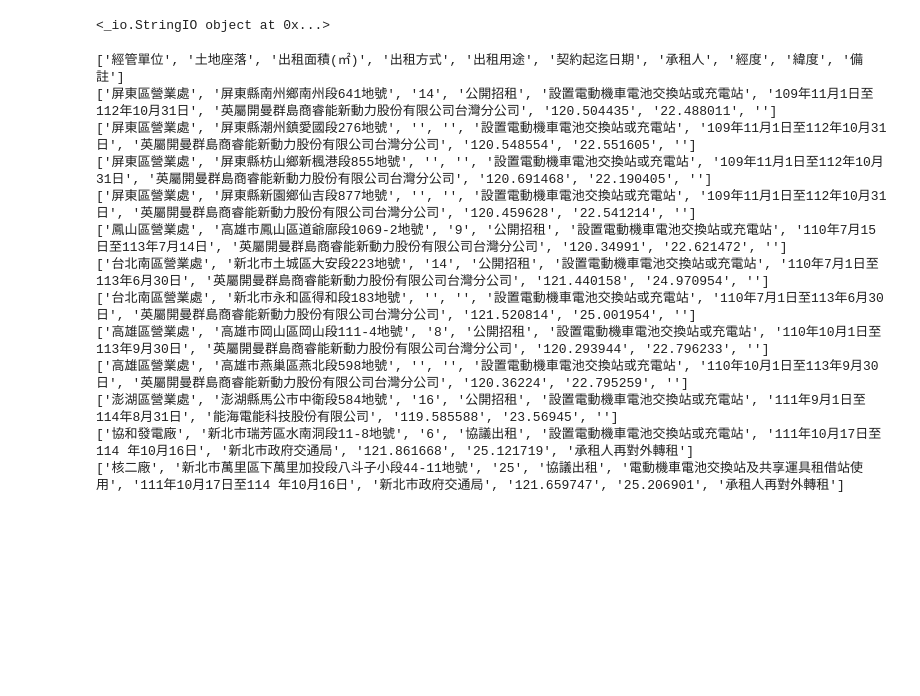
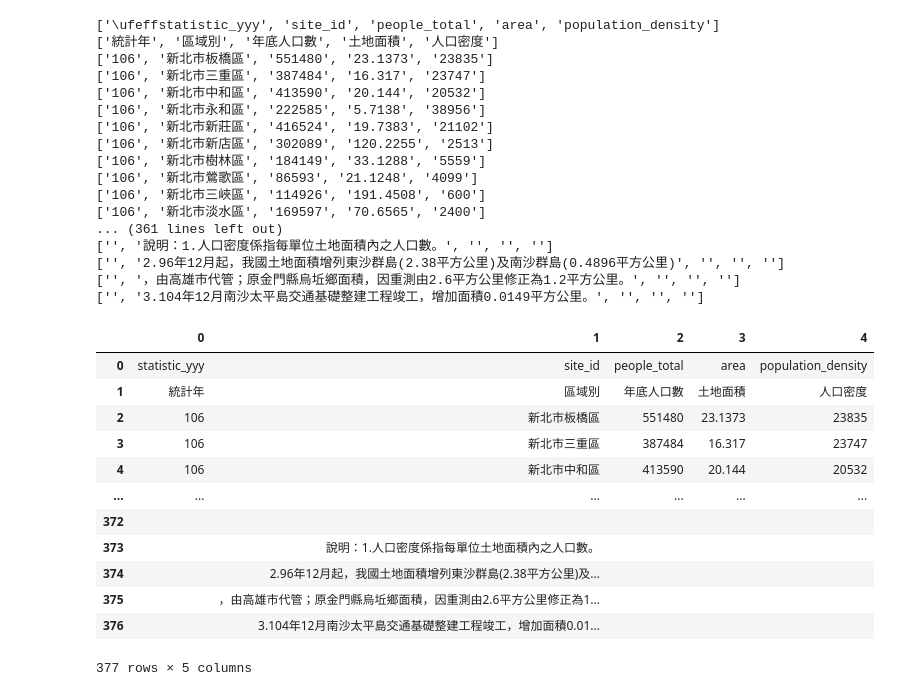
Before and after one commit to PixyChiou/__112_python_chihlee__Pixy, a Jupyter notebook: lesson10_3.ipynb, the cells around one changed output. Cells and saved outputs as stored; diff of their text form; code cells hidden in the pictures; blank space fills up the shorter version.

```diff
--- a/lesson10_3.ipynb
+++ b/lesson10_3.ipynb
@@ -2,14 +2,11 @@
 import requests
 import io
 
-url = 'https://service.taipower.com.tw/data/opendata/apply/file/d010004/%E6%9C%AC%E5%85%AC%E5%8F%B8%E5%9C%9F%E5%9C%B0%E5%87%BA%E7%A7%9F%E4%BD%9C%E9%9B%BB%E5%8B%95%E6%A9%9F%E8%BB%8A%E9%9B%BB%E6%B1%A0%E4%BA%A4%E6%8F%9B%E7%AB%99%E6%98%8E%E7%B4%B0%E8%A1%A8(%E6%96%B0).csv'
-r = requests.get(url,verify=False)
-#print(type(r.text)) #查他的類型
-#print(r.text)
+
+#url = 'https://service.taipower.com.tw/data/opendata/apply/file/d010004/%E6%9C%AC%E5%85%AC%E5%8F%B8%E5%9C%9F%E5%9C%B0%E5%87%BA%E7%A7%9F%E4%BD%9C%E9%9B%BB%E5%8B%95%E6%A9%9F%E8%BB%8A%E9%9B%BB%E6%B1%A0%E4%BA%A4%E6%8F%9B%E7%AB%99%E6%98%8E%E7%B4%B0%E8%A1%A8(%E6%96%B0).csv'
+url = 'https://raw.githubusercontent.com/roberthsu2003/python/master/%E6%AA%94%E6%A1%88%E5%AD%98%E5%8F%96/%E5%90%84%E9%84%89%E9%8E%AE%E5%B8%82%E5%8D%80%E4%BA%BA%E5%8F%A3%E5%AF%86%E5%BA%A6.csv'
+r = requests.get(url)
 file = io.StringIO(r.text)
-print(file)
-# %% [output]
-<_io.StringIO object at 0x...>
 # %%
 import csv
 csv_reader = csv.reader(file)
@@ -17,16 +14,37 @@ csv_list = list(csv_reader)
 for item in csv_list:
     print(item)
 # %% [output]
-['經管單位', '土地座落', '出租面積(㎡)', '出租方式', '出租用途', '契約起迄日期', '承租人', '經度', '緯度', '備註']
-['屏東區營業處', '屏東縣南州鄉南州段641地號', '14', '公開招租', '設置電動機車電池交換站或充電站', '109年11月1日至112年10月31日', '英屬開曼群島商睿能新動力股份有限公司台灣分公司', '120.504435', '22.488011', '']
-['屏東區營業處', '屏東縣潮州鎮愛國段276地號', '', '', '設置電動機車電池交換站或充電站', '109年11月1日至112年10月31日', '英屬開曼群島商睿能新動力股份有限公司台灣分公司', '120.548554', '22.551605', '']
-['屏東區營業處', '屏東縣枋山鄉新楓港段855地號', '', '', '設置電動機車電池交換站或充電站', '109年11月1日至112年10月31日', '英屬開曼群島商睿能新動力股份有限公司台灣分公司', '120.691468', '22.190405', '']
-['屏東區營業處', '屏東縣新園鄉仙吉段877地號', '', '', '設置電動機車電池交換站或充電站', '109年11月1日至112年10月31日', '英屬開曼群島商睿能新動力股份有限公司台灣分公司', '120.459628', '22.541214', '']
-['鳳山區營業處', '高雄市鳳山區道爺廍段1069-2地號', '9', '公開招租', '設置電動機車電池交換站或充電站', '110年7月15日至113年7月14日', '英屬開曼群島商睿能新動力股份有限公司台灣分公司', '120.34991', '22.621472', '']
-['台北南區營業處', '新北市土城區大安段223地號', '14', '公開招租', '設置電動機車電池交換站或充電站', '110年7月1日至113年6月30日', '英屬開曼群島商睿能新動力股份有限公司台灣分公司', '121.440158', '24.970954', '']
-['台北南區營業處', '新北市永和區得和段183地號', '', '', '設置電動機車電池交換站或充電站', '110年7月1日至113年6月30日', '英屬開曼群島商睿能新動力股份有限公司台灣分公司', '121.520814', '25.001954', '']
-['高雄區營業處', '高雄市岡山區岡山段111-4地號', '8', '公開招租', '設置電動機車電池交換站或充電站', '110年10月1日至113年9月30日', '英屬開曼群島商睿能新動力股份有限公司台灣分公司', '120.293944', '22.796233', '']
-['高雄區營業處', '高雄市燕巢區燕北段598地號', '', '', '設置電動機車電池交換站或充電站', '110年10月1日至113年9月30日', '英屬開曼群島商睿能新動力股份有限公司台灣分公司', '120.36224', '22.795259', '']
-['澎湖區營業處', '澎湖縣馬公市中衛段584地號', '16', '公開招租', '設置電動機車電池交換站或充電站', '111年9月1日至114年8月31日', '能海電能科技股份有限公司', '119.585588', '23.56945', '']
-['協和發電廠', '新北市瑞芳區水南洞段11-8地號', '6', '協議出租', '設置電動機車電池交換站或充電站', '111年10月17日至114 年10月16日', '新北市政府交通局', '121.861668', '25.121719', '承租人再對外轉租']
-['核二廠', '新北市萬里區下萬里加投段八斗子小段44-11地號', '25', '協議出租', '電動機車電池交換站及共享運具租借站使用', '111年10月17日至114 年10月16日', '新北市政府交通局', '121.659747', '25.206901', '承租人再對外轉租']
+['\ufeffstatistic_yyy', 'site_id', 'people_total', 'area', 'population_density']
+['統計年', '區域別', '年底人口數', '土地面積', '人口密度']
+['106', '新北市板橋區', '551480', '23.1373', '23835']
+['106', '新北市三重區', '387484', '16.317', '23747']
+['106', '新北市中和區', '413590', '20.144', '20532']
+['106', '新北市永和區', '222585', '5.7138', '38956']
+['106', '新北市新莊區', '416524', '19.7383', '21102']
+['106', '新北市新店區', '302089', '120.2255', '2513']
+['106', '新北市樹林區', '184149', '33.1288', '5559']
+['106', '新北市鶯歌區', '86593', '21.1248', '4099']
+['106', '新北市三峽區', '114926', '191.4508', '600']
+['106', '新北市淡水區', '169597', '70.6565', '2400']
+... (361 lines left out)
+['', '說明：1.人口密度係指每單位土地面積內之人口數。', '', '', '']
+['', '2.96年12月起，我國土地面積增列東沙群島(2.38平方公里)及南沙群島(0.4896平方公里)', '', '', '']
+['', '，由高雄市代管；原金門縣烏坵鄉面積，因重測由2.6平方公里修正為1.2平方公里。', '', '', '']
+['', '3.104年12月南沙太平島交通基礎整建工程竣工，增加面積0.0149平方公里。', '', '', '']
+# %%
+import pandas
+pandas.DataFrame(csv_list)
+# %% [output]
+|  | 0 | 1 | 2 | 3 | 4 |
+| 0 | ﻿statistic_yyy | site_id | people_total | area | population_density |
+| 1 | 統計年 | 區域別 | 年底人口數 | 土地面積 | 人口密度 |
+| 2 | 106 | 新北市板橋區 | 551480 | 23.1373 | 23835 |
+| 3 | 106 | 新北市三重區 | 387484 | 16.317 | 23747 |
+| 4 | 106 | 新北市中和區 | 413590 | 20.144 | 20532 |
+| ... | ... | ... | ... | ... | ... |
+| 372 |  |  |  |  |  |
+| 373 |  | 說明：1.人口密度係指每單位土地面積內之人口數。 |  |  |  |
+| 374 |  | 2.96年12月起，我國土地面積增列東沙群島(2.38平方公里)及... |  |  |  |
+| 375 |  | ，由高雄市代管；原金門縣烏坵鄉面積，因重測由2.6平方公里修正為1... |  |  |  |
+| 376 |  | 3.104年12月南沙太平島交通基礎整建工程竣工，增加面積0.01... |  |  |  |
+377 rows × 5 columns
```
Also changed, not shown: parts of 1 cell of this notebook, 1 other file.
